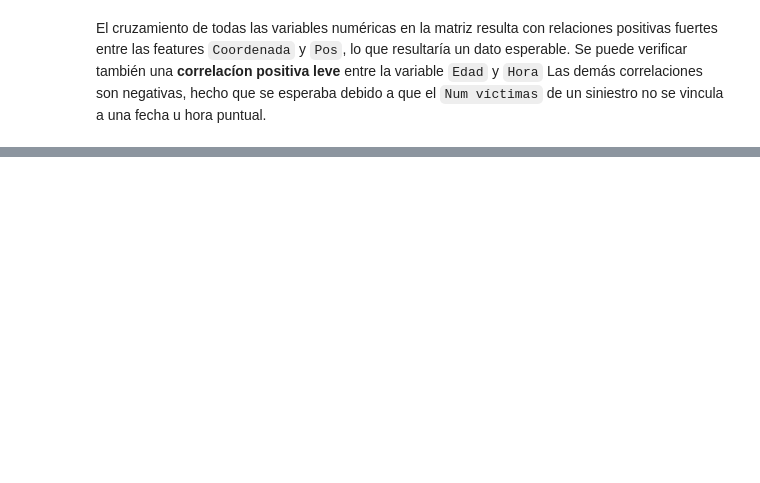
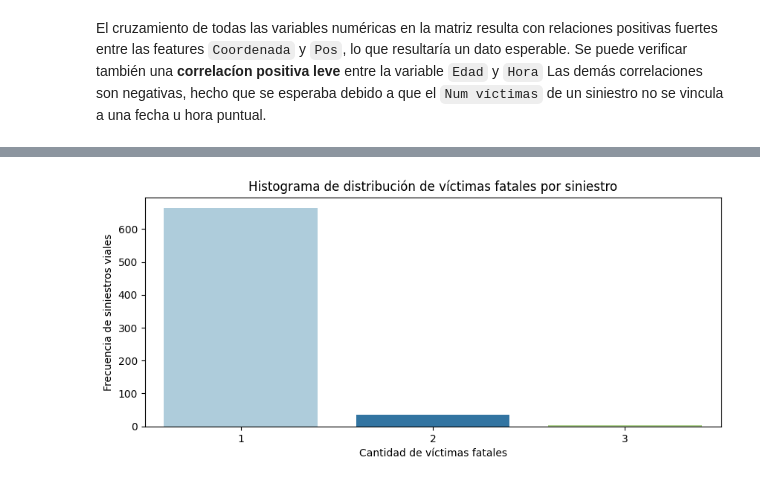
Before and after one commit to JimeFioni/PI-02-Siniestros-Viales, a Jupyter notebook: EDA.ipynb, the cells around one changed output, grey strips where cells are left out. Cells and saved outputs as stored; diff of their text form; code cells hidden in the pictures; blank space fills up the shorter version.

```diff
--- a/EDA.ipynb
+++ b/EDA.ipynb
@@ -88,0 +104,15 @@ El planteamiento del problema a analizar tiene que ver con la disminución de la
+# %%
+plt.figure(figsize=(10, 4))
+# se filtran los valores sin datos o nulos
+df_filtrado = df[df["Num víctimas"] != 0]
+
+#Se cuentan los datos de la columna y se calcula la frecuencia en que se distribuye
+sns.countplot(df_filtrado, x='Num víctimas', palette="Paired")
+
+plt.ylabel("Frecuencia de siniestros viales")
+plt.xlabel("Cantidad de víctimas fatales")
+plt.title("Histograma de distribución de víctimas fatales por siniestro")
+
+plt.show()
+# %% [output]
+[figure, added]
```
Also changed, not shown: parts of 15 cells of this notebook.
